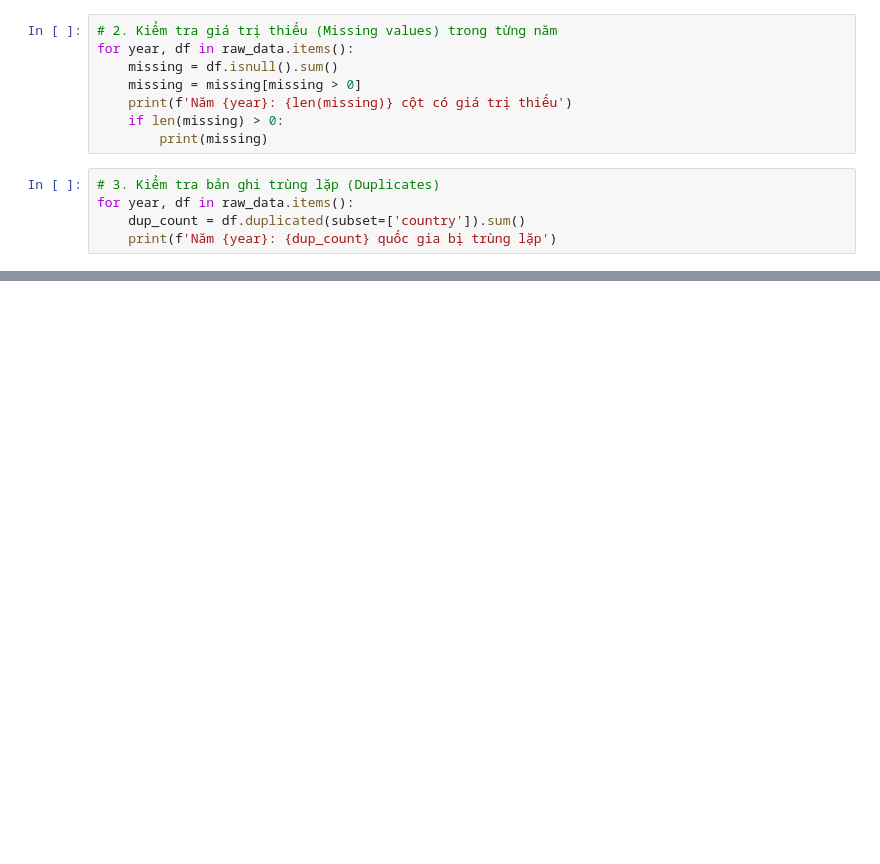
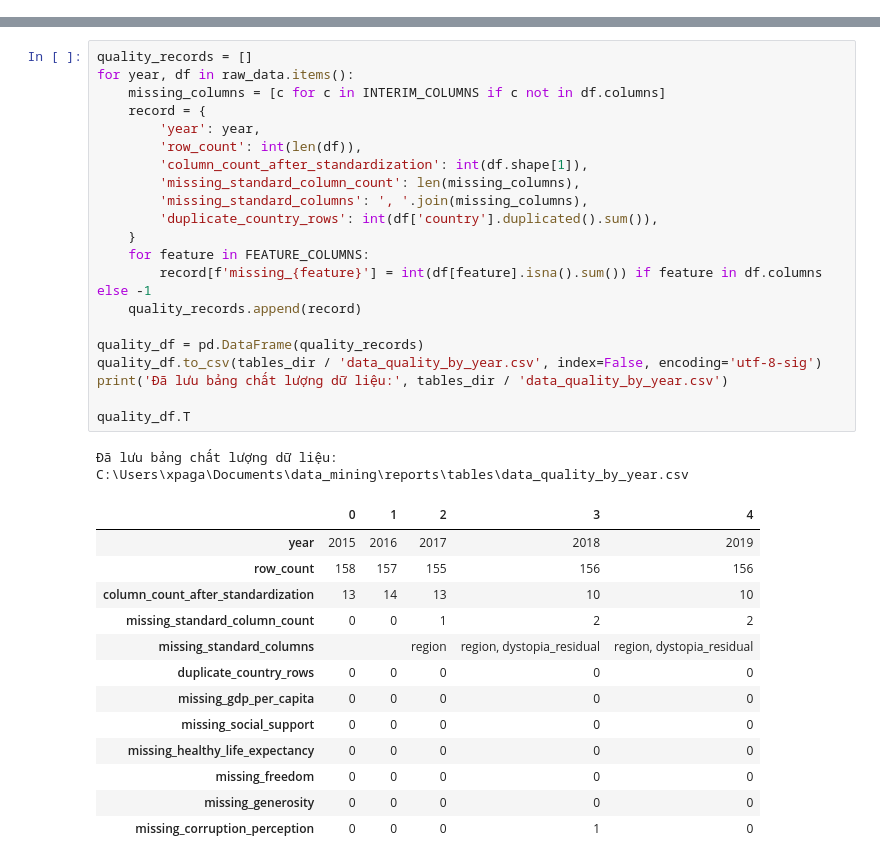
Before and after one commit to mtzwyu/world-happiness-clustering, a Jupyter notebook: notebooks/01_data_understanding_and_cleaning.ipynb, the cells around one changed output, grey strips where cells are left out. Cells and saved outputs as stored; diff of their text form; blank space fills up the shorter version.

Commit message:
cập nhật: hoàn thiện pipeline gom cụm, sửa lỗi import src trong notebook và cập nhật tài liệu báo cáo

```diff
--- a/notebooks/01_data_understanding_and_cleaning.ipynb
+++ b/notebooks/01_data_understanding_and_cleaning.ipynb
@@ -60,13 +78,0 @@ for year, df in raw_data.items():
-# %%
-# 2. Kiểm tra giá trị thiếu (Missing values) trong từng năm
-for year, df in raw_data.items():
-    missing = df.isnull().sum()
-    missing = missing[missing > 0]
-    print(f'Năm {year}: {len(missing)} cột có giá trị thiếu')
-    if len(missing) > 0:
-        print(missing)
-# %%
-# 3. Kiểm tra bản ghi trùng lặp (Duplicates)
-for year, df in raw_data.items():
-    dup_count = df.duplicated(subset=['country']).sum()
-    print(f'Năm {year}: {dup_count} quốc gia bị trùng lặp')
@@ -82,0 +85,36 @@ print(f'Đã lưu bảng dữ liệu trung gian: {merged_df.shape} vào {interim
+# %%
+quality_records = []
+for year, df in raw_data.items():
+    missing_columns = [c for c in INTERIM_COLUMNS if c not in df.columns]
+    record = {
+        'year': year,
+        'row_count': int(len(df)),
+        'column_count_after_standardization': int(df.shape[1]),
+        'missing_standard_column_count': len(missing_columns),
+        'missing_standard_columns': ', '.join(missing_columns),
+        'duplicate_country_rows': int(df['country'].duplicated().sum()),
+    }
+    for feature in FEATURE_COLUMNS:
+        record[f'missing_{feature}'] = int(df[feature].isna().sum()) if feature in df.columns else -1
+    quality_records.append(record)
+
+quality_df = pd.DataFrame(quality_records)
+quality_df.to_csv(tables_dir / 'data_quality_by_year.csv', index=False, encoding='utf-8-sig')
+print('Đã lưu bảng chất lượng dữ liệu:', tables_dir / 'data_quality_by_year.csv')
+
+quality_df.T
+# %% [output]
+Đã lưu bảng chất lượng dữ liệu: C:\Users\xpaga\Documents\data_mining\reports\tables\data_quality_by_year.csv
+|  | 0 | 1 | 2 | 3 | 4 |
+| year | 2015 | 2016 | 2017 | 2018 | 2019 |
+| row_count | 158 | 157 | 155 | 156 | 156 |
+| column_count_after_standardization | 13 | 14 | 13 | 10 | 10 |
+| missing_standard_column_count | 0 | 0 | 1 | 2 | 2 |
+| missing_standard_columns |  |  | region | region, dystopia_residual | region, dystopia_residual |
+| duplicate_country_rows | 0 | 0 | 0 | 0 | 0 |
+| missing_gdp_per_capita | 0 | 0 | 0 | 0 | 0 |
+| missing_social_support | 0 | 0 | 0 | 0 | 0 |
+| missing_healthy_life_expectancy | 0 | 0 | 0 | 0 | 0 |
+| missing_freedom | 0 | 0 | 0 | 0 | 0 |
+| missing_generosity | 0 | 0 | 0 | 0 | 0 |
+| missing_corruption_perception | 0 | 0 | 0 | 1 | 0 |
```
Also changed, not shown: parts of 24 cells of this notebook, 57 other files.
